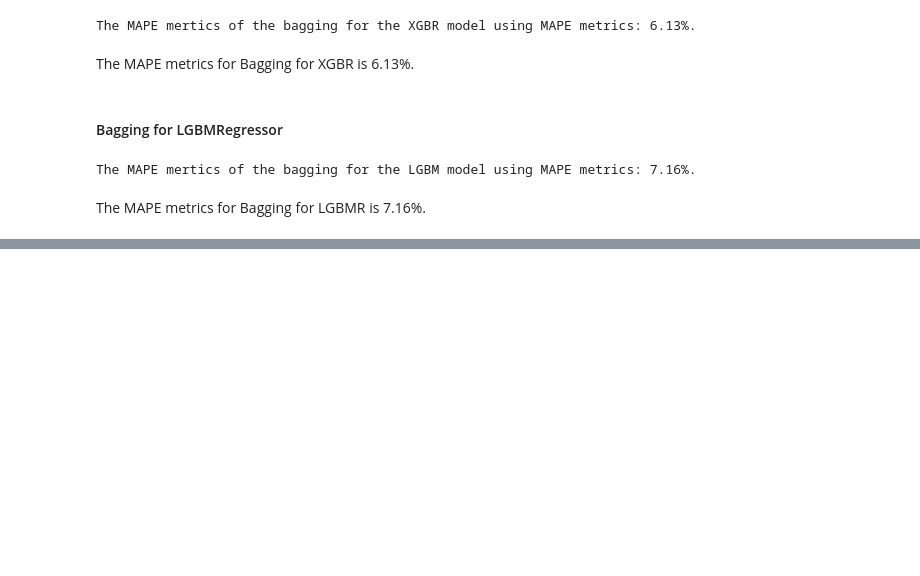
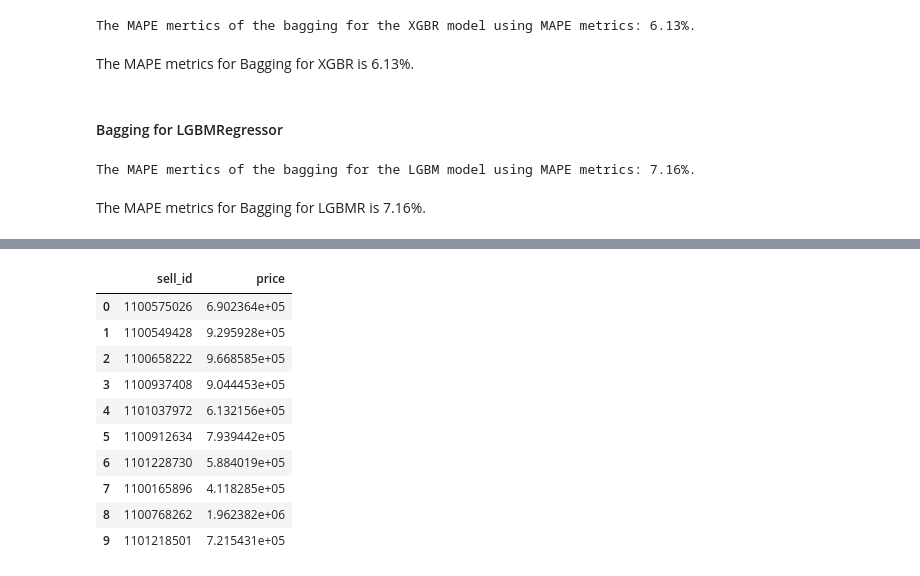
Before and after one commit to gir2017/teamwork_kaggle, a Jupyter notebook: module_5/select_auto.ipynb, the cells around one changed output, grey strips where cells are left out. Cells and saved outputs as stored; diff of their text form; code cells hidden in the pictures; blank space fills up the shorter version.

```diff
--- a/module_5/select_auto.ipynb
+++ b/module_5/select_auto.ipynb
@@ -3022,0 +3022,17 @@ sample_submission.head(10)
+# %%
+predict_submission = np.exp(final_model.predict(X_sub))
+sample_submission['price'] = predict_submission
+sample_submission.to_csv('submission_stacked.csv', index=False)
+sample_submission.head(10)
+# %% [output]
+|  | sell_id | price |
+| 0 | 1100575026 | 6.902364e+05 |
+| 1 | 1100549428 | 9.295928e+05 |
+| 2 | 1100658222 | 9.668585e+05 |
+| 3 | 1100937408 | 9.044453e+05 |
+| 4 | 1101037972 | 6.132156e+05 |
+| 5 | 1100912634 | 7.939442e+05 |
+| 6 | 1101228730 | 5.884019e+05 |
+| 7 | 1100165896 | 4.118285e+05 |
+| 8 | 1100768262 | 1.962382e+06 |
+| 9 | 1101218501 | 7.215431e+05 |
```
Also changed, not shown: parts of 32 cells of this notebook.
